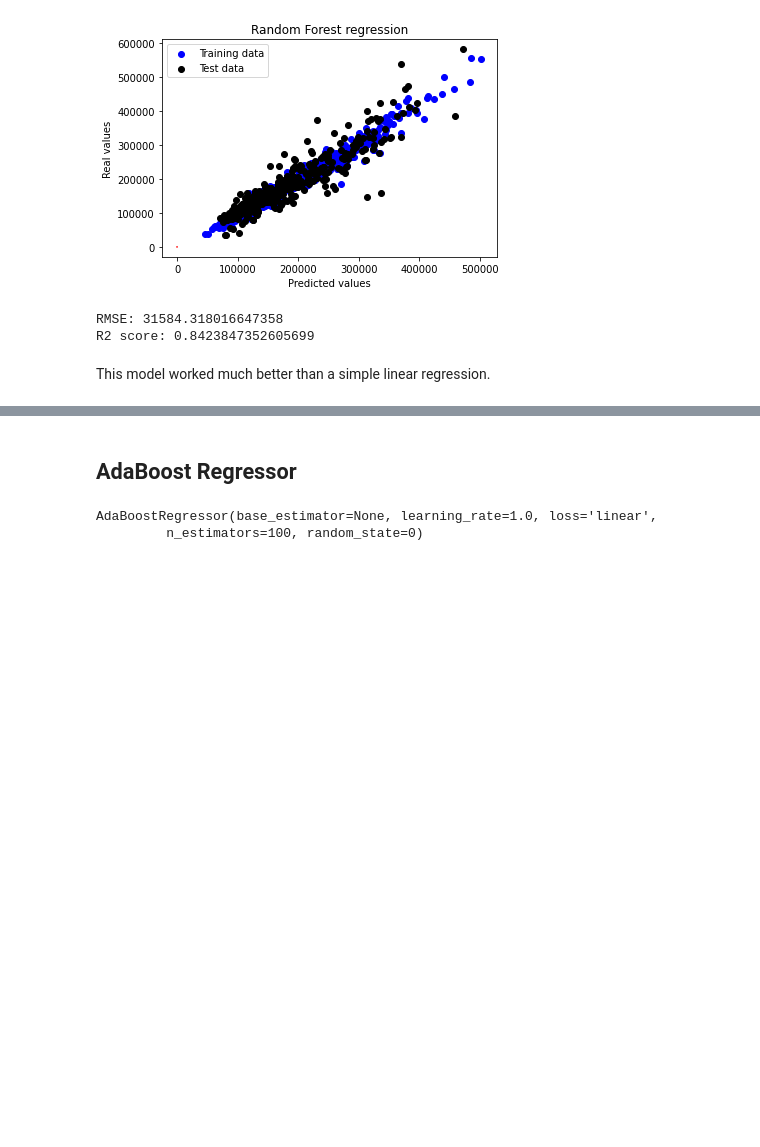
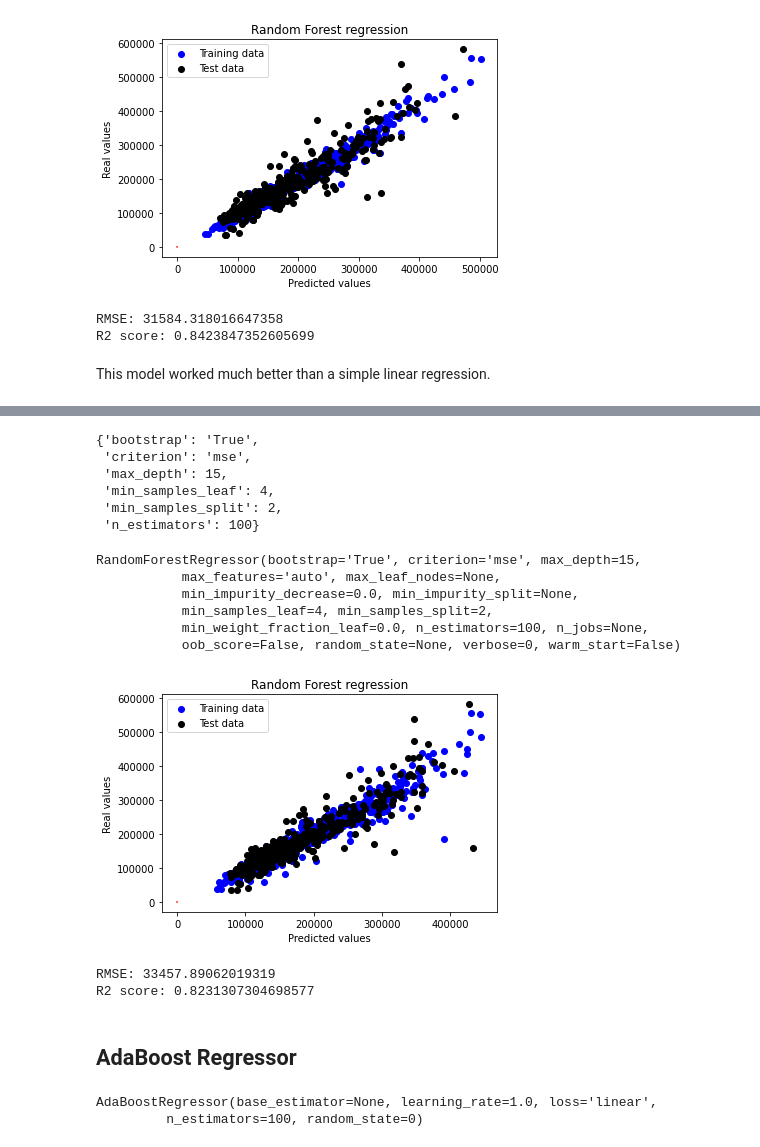
Before and after one commit to RaphaelRoriz/Machine-learning, a Jupyter notebook: housesPricesDataset/House Prices regressions.ipynb, the cells around one changed output, grey strips where cells are left out. Drawn from its saved outputs; the diff is of its cells as text; code cells hidden in the pictures; blank space fills up the shorter version.

Commit message:
random forest grid search

```diff
--- a/housesPricesDataset/House Prices regressions.ipynb
+++ b/housesPricesDataset/House Prices regressions.ipynb
@@ -1058,0 +1073,2 @@ This model worked much better than a simple linear regression.
+# %%
+grid_search.fit(X_train,y_train)
@@ -1059,3 +1095,51 @@ This model worked much better than a simple linear regression.
+# %%
+grid_search.best_params_
+# %% [output]
+{'bootstrap': 'True',
+ 'criterion': 'mse',
+ 'max_depth': 15,
+ 'min_samples_leaf': 4,
+ 'min_samples_split': 2,
+ 'n_estimators': 100}
+# %%
+rfr_gs = RandomForestRegressor(
+    bootstrap = 'True',
+    criterion = 'mse',
+    max_depth= 15,
+    min_samples_leaf = 4,
+    min_samples_split= 2,
+    n_estimators = 100
+)
+# %%
+rfr_gs.fit(X_train,y_train)
+# %% [output]
+RandomForestRegressor(bootstrap='True', criterion='mse', max_depth=15,
+           max_features='auto', max_leaf_nodes=None,
+           min_impurity_decrease=0.0, min_impurity_split=None,
+           min_samples_leaf=4, min_samples_split=2,
+           min_weight_fraction_leaf=0.0, n_estimators=100, n_jobs=None,
+           oob_score=False, random_state=None, verbose=0, warm_start=False)
+# %%
+rfr_predictions_train_gs = rfr_gs.predict(X_train)
+rfr_predictions_test_gs = rfr_gs.predict(X_test)
+# %%
+# Plot predictions - Real values
+plt.scatter(rfr_predictions_train_gs, y_train, c = "blue",  label = "Training data")
+plt.scatter(rfr_predictions_test_gs, y_test, c = "black",  label = "Test data")
+plt.title("Random Forest regression")
+plt.xlabel("Predicted values")
+plt.ylabel("Real values")
+plt.legend(loc = "upper left")
+plt.plot([10.5, 13.5], [10.5, 13.5], c = "red")
+plt.show()
+# %% [output]
+[figure, added]
+# %%
+print('RMSE:', np.sqrt(metrics.mean_squared_error(y_test, rfr_predictions_test_gs)))
+print('R2 score:', rfr_gs.score(X_test,y_test))
+# %% [output]
+RMSE: 33457.89062019319
+R2 score: 0.8231307304698577
 # %% [markdown]
 ## AdaBoost Regressor
 # %%
```
Also changed, not shown: parts of 6 cells of this notebook.
